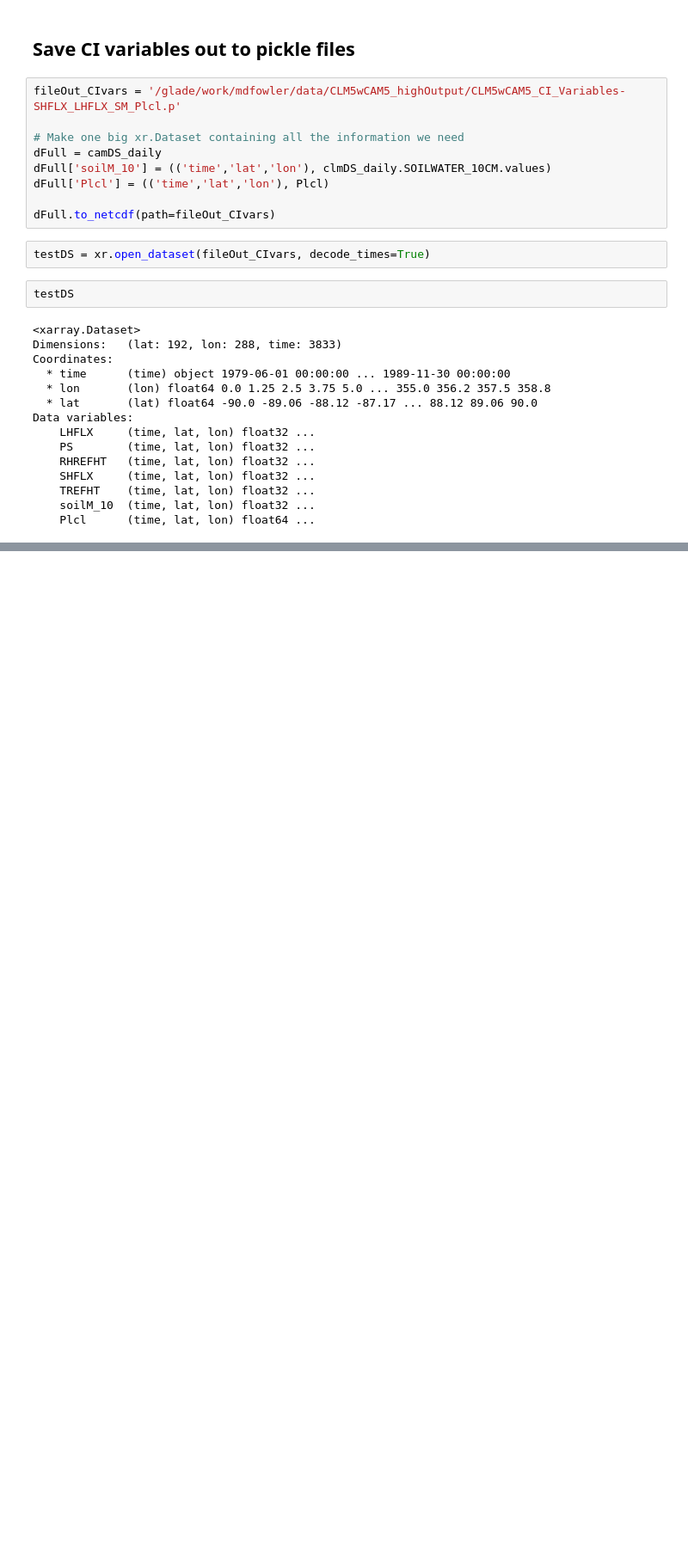
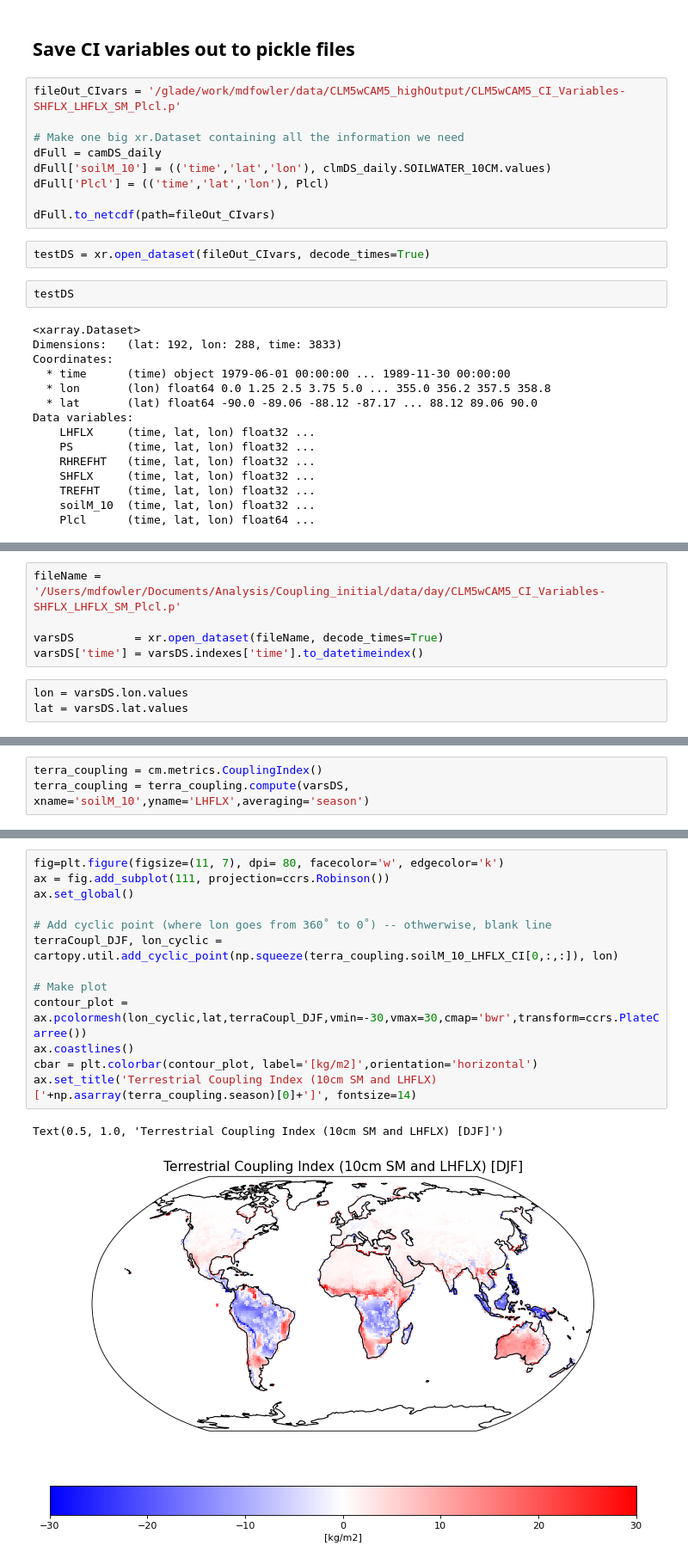
Before and after one commit to megandevlan/Coupling_CAM6CLM5, a Jupyter notebook: CouplingIndex_CAM5CLM5.ipynb, the cells around one changed output, grey strips where cells are left out. Shown: that part at 86% size. Saved outputs shown, nothing was run; the diff lists cells and outputs as text; blank space fills up the shorter version.

```diff
--- a/CouplingIndex_CAM5CLM5.ipynb
+++ b/CouplingIndex_CAM5CLM5.ipynb
@@ -253,0 +256,8 @@ Data variables:
+# %%
+fileName = '/Users/mdfowler/Documents/Analysis/Coupling_initial/data/day/CLM5wCAM5_CI_Variables-SHFLX_LHFLX_SM_Plcl.p'
+
+varsDS         = xr.open_dataset(fileName, decode_times=True)
+varsDS['time'] = varsDS.indexes['time'].to_datetimeindex()
+# %%
+lon = varsDS.lon.values
+lat = varsDS.lat.values
@@ -253,0 +281,3 @@ Data variables:
+# %%
+terra_coupling = cm.metrics.CouplingIndex()
+terra_coupling = terra_coupling.compute(varsDS, xname='soilM_10',yname='LHFLX',averaging='season')
@@ -253,0 +294,16 @@ Data variables:
+# %%
+fig=plt.figure(figsize=(11, 7), dpi= 80, facecolor='w', edgecolor='k')
+ax = fig.add_subplot(111, projection=ccrs.Robinson())
+ax.set_global()
+
+# Add cyclic point (where lon goes from 360˚ to 0˚) -- othwerwise, blank line
+terraCoupl_DJF, lon_cyclic = cartopy.util.add_cyclic_point(np.squeeze(terra_coupling.soilM_10_LHFLX_CI[0,:,:]), lon)
+
+# Make plot
+contour_plot = ax.pcolormesh(lon_cyclic,lat,terraCoupl_DJF,vmin=-30,vmax=30,cmap='bwr',transform=ccrs.PlateCarree())
+ax.coastlines()
+cbar = plt.colorbar(contour_plot, label='[kg/m2]',orientation='horizontal')
+ax.set_title('Terrestrial Coupling Index (10cm SM and LHFLX) ['+np.asarray(terra_coupling.season)[0]+']', fontsize=14)
+# %% [output]
+Text(0.5, 1.0, 'Terrestrial Coupling Index (10cm SM and LHFLX) [DJF]')
+[figure, added]
```
Also changed, not shown: parts of 6 cells of this notebook, 2 other files.
